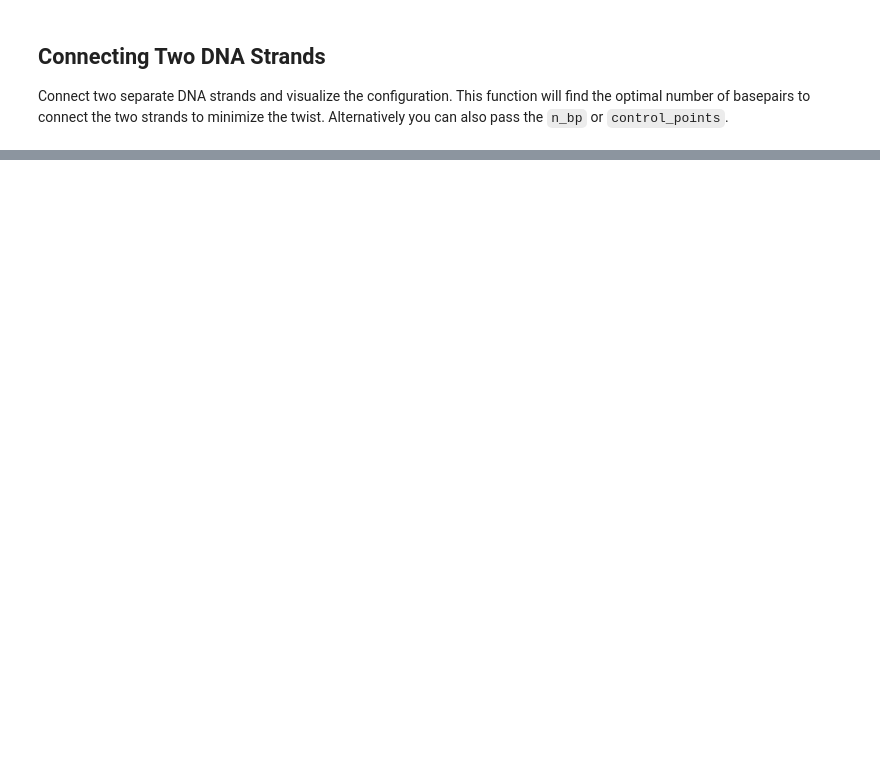
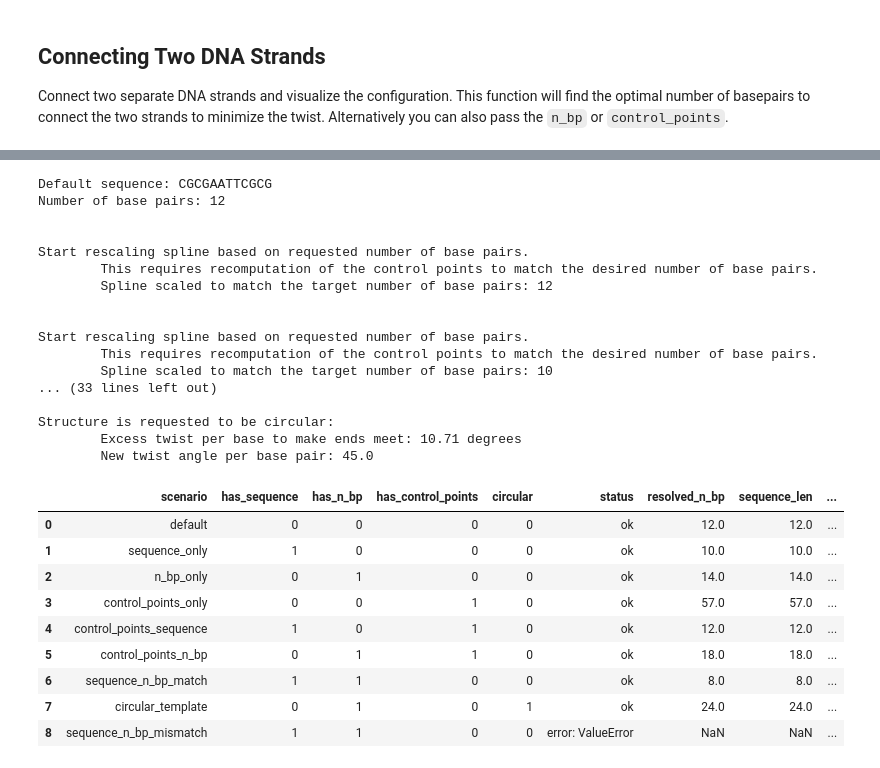
Before and after one commit to Heezch/mdna, a Jupyter notebook: examples/0_structure_tutorial.ipynb, the cells around one changed output, grey strips where cells are left out. Saved outputs shown, nothing was run; the diff lists cells and outputs as text; code cells hidden in the pictures; blank space fills up the shorter version.

```diff
--- a/examples/0_structure_tutorial.ipynb
+++ b/examples/0_structure_tutorial.ipynb
@@ -274,0 +303,79 @@ Frames:  (72, 1, 4, 3)
+# %%
+# Decision-matrix scenarios for mdna.make()
+import pandas as pd
+
+control_points_demo = np.array([
+    [0.0, 0.0, 0.0],
+    [0.5, 0.2, 0.2],
+    [1.0, 0.4, 0.0],
+    [1.5, 0.0, -0.2],
+])*10
+
+scenarios = [
+    ('default', {}),
+    ('sequence_only', {'sequence': 'GCGCGCGCGC'}),
+    ('n_bp_only', {'n_bp': 14}),
+    ('control_points_only', {'control_points': control_points_demo}),
+    ('control_points_sequence', {'control_points': control_points_demo, 'sequence': 'ATGCATGCATGC'}),
+    ('control_points_n_bp', {'control_points': control_points_demo, 'n_bp': 18}),
+    ('sequence_n_bp_match', {'sequence': 'ATGCATGC', 'n_bp': 8}),
+    ('circular_template', {'n_bp': 24, 'circular': True}),
+    ('sequence_n_bp_mismatch', {'sequence': 'ATGC', 'n_bp': 6}),
+]
+
+rows = []
+for label, kwargs in scenarios:
+    row = {
+        'scenario': label,
+        'has_sequence': int('sequence' in kwargs and kwargs['sequence'] is not None),
+        'has_n_bp': int('n_bp' in kwargs and kwargs['n_bp'] is not None),
+        'has_control_points': int('control_points' in kwargs and kwargs['control_points'] is not None),
+        'circular': int(kwargs.get('circular', False)),
+    }
+    try:
+        dna_case = mdna.make(**kwargs)
+        row.update({
+            'status': 'ok',
+            'resolved_n_bp': dna_case.n_bp,
+            'sequence_len': len(dna_case.sequence),
+            'resolved_circular': int(dna_case.circular),
+        })
+    except Exception as exc:
+        row.update({
+            'status': f'error: {type(exc).__name__}',
+            'resolved_n_bp': np.nan,
+            'sequence_len': np.nan,
+            'resolved_circular': np.nan,
+        })
+    rows.append(row)
+
+decision_df = pd.DataFrame(rows)
+decision_df
+# %% [output]
+Default sequence: CGCGAATTCGCG
+Number of base pairs: 12
+
+
+Start rescaling spline based on requested number of base pairs.
+        This requires recomputation of the control points to match the desired number of base pairs.
+        Spline scaled to match the target number of base pairs: 12
+
+
+Start rescaling spline based on requested number of base pairs.
+        This requires recomputation of the control points to match the desired number of base pairs.
+        Spline scaled to match the target number of base pairs: 10
+... (33 lines left out)
+
+Structure is requested to be circular:
+        Excess twist per base to make ends meet: 10.71 degrees
+        New twist angle per base pair: 45.0
+|  | scenario | has_sequence | has_n_bp | has_control_points | circular | status | resolved_n_bp | sequence_len | ... |
+| 0 | default | 0 | 0 | 0 | 0 | ok | 12.0 | 12.0 | ... |
+| 1 | sequence_only | 1 | 0 | 0 | 0 | ok | 10.0 | 10.0 | ... |
+| 2 | n_bp_only | 0 | 1 | 0 | 0 | ok | 14.0 | 14.0 | ... |
+| 3 | control_points_only | 0 | 0 | 1 | 0 | ok | 57.0 | 57.0 | ... |
+| 4 | control_points_sequence | 1 | 0 | 1 | 0 | ok | 12.0 | 12.0 | ... |
+| 5 | control_points_n_bp | 0 | 1 | 1 | 0 | ok | 18.0 | 18.0 | ... |
+| 6 | sequence_n_bp_match | 1 | 1 | 0 | 0 | ok | 8.0 | 8.0 | ... |
+| 7 | circular_template | 0 | 1 | 0 | 1 | ok | 24.0 | 24.0 | ... |
+| 8 | sequence_n_bp_mismatch | 1 | 1 | 0 | 0 | error: ValueError | NaN | NaN | ... |
```
Also changed, not shown: parts of 15 cells of this notebook, 14 other files.
